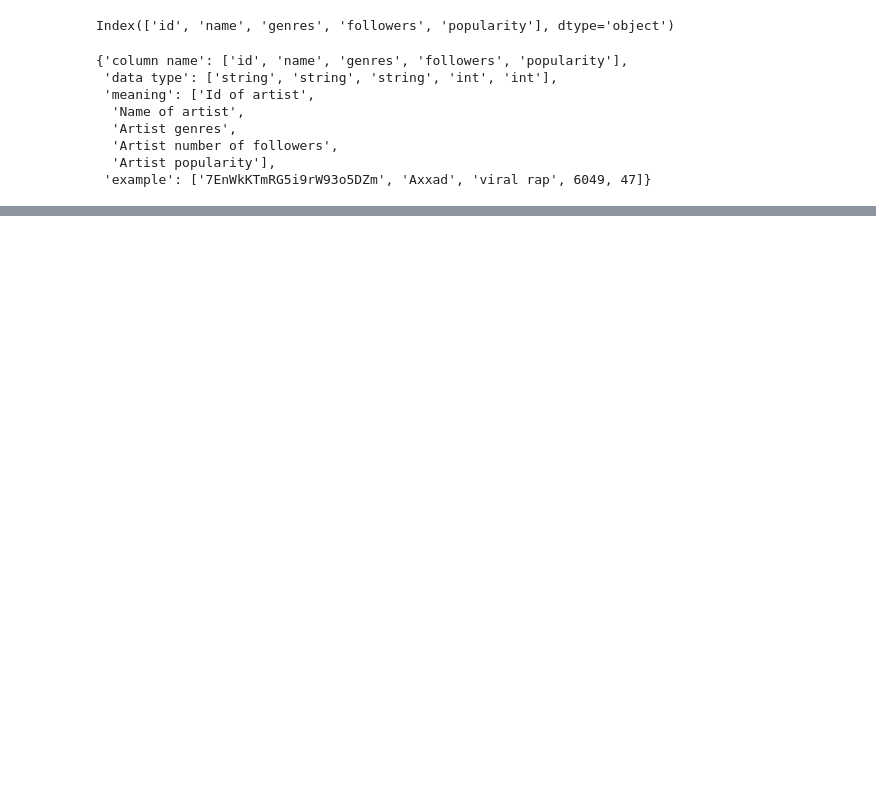
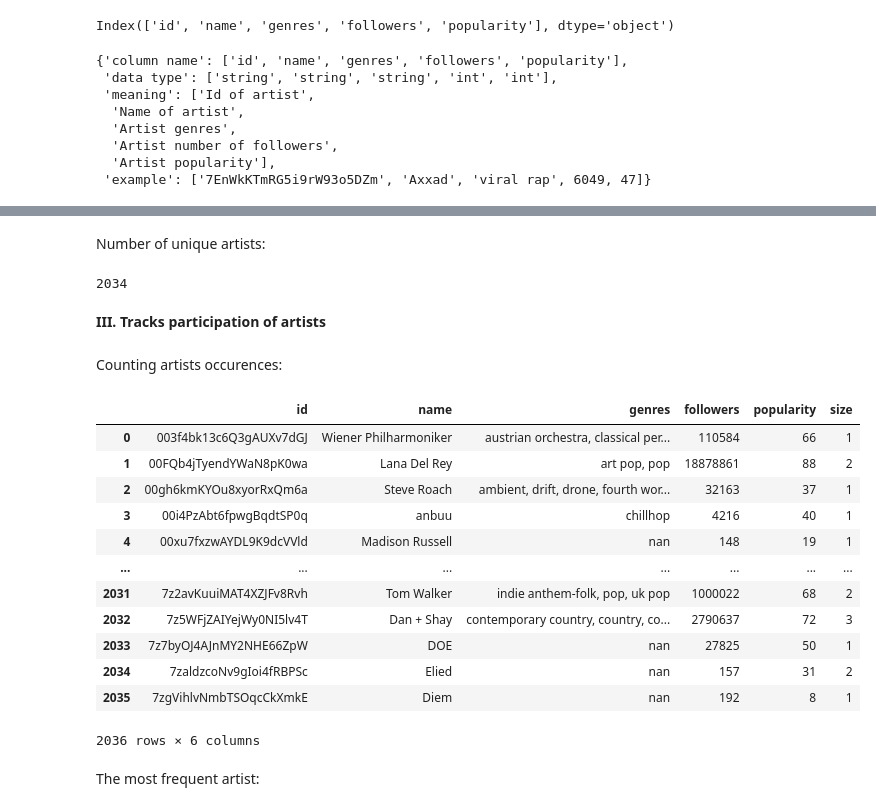
Before and after one commit to quytrungg/Final_Project_CSC14119, a Jupyter notebook: artists_data_exploration.ipynb, the cells around one changed output, grey strips where cells are left out. Saved outputs shown, nothing was run; the diff lists cells and outputs as text; code cells hidden in the pictures; blank space fills up the shorter version.

```diff
--- a/artists_data_exploration.ipynb
+++ b/artists_data_exploration.ipynb
@@ -63,0 +88,29 @@ pd.DataFrame.from_dict(meaning_categories).to_csv('artists_data_description.tsv'
+# %% [markdown]
+Number of unique artists:
+# %%
+raw_data['id'].nunique()
+# %% [output]
+2034
+# %% [markdown]
+**III. Tracks participation of artists**
+# %% [markdown]
+Counting artists occurences:
+# %%
+occurence_count = raw_data.groupby(raw_data.columns.to_list(), as_index=False).size()
+occurence_count
+# %% [output]
+|  | id | name | genres | followers | popularity | size |
+| 0 | 003f4bk13c6Q3gAUXv7dGJ | Wiener Philharmoniker | austrian orchestra, classical per... | 110584 | 66 | 1 |
+| 1 | 00FQb4jTyendYWaN8pK0wa | Lana Del Rey | art pop, pop | 18878861 | 88 | 2 |
+| 2 | 00gh6kmKYOu8xyorRxQm6a | Steve Roach | ambient, drift, drone, fourth wor... | 32163 | 37 | 1 |
+| 3 | 00i4PzAbt6fpwgBqdtSP0q | anbuu | chillhop | 4216 | 40 | 1 |
+| 4 | 00xu7fxzwAYDL9K9dcVVld | Madison Russell | nan | 148 | 19 | 1 |
+| ... | ... | ... | ... | ... | ... | ... |
+| 2031 | 7z2avKuuiMAT4XZJFv8Rvh | Tom Walker | indie anthem-folk, pop, uk pop | 1000022 | 68 | 2 |
+| 2032 | 7z5WFjZAIYejWy0NI5lv4T | Dan + Shay | contemporary country, country, co... | 2790637 | 72 | 3 |
+| 2033 | 7z7byOJ4AJnMY2NHE66ZpW | DOE | nan | 27825 | 50 | 1 |
+| 2034 | 7zaldzcoNv9gIoi4fRBPSc | Elied | nan | 157 | 31 | 2 |
+| 2035 | 7zgVihlvNmbTSOqcCkXmkE | Diem | nan | 192 | 8 | 1 |
+2036 rows × 6 columns
+# %% [markdown]
+The most frequent artist:
```
Also changed, not shown: parts of 11 cells of this notebook, 1 other file.
